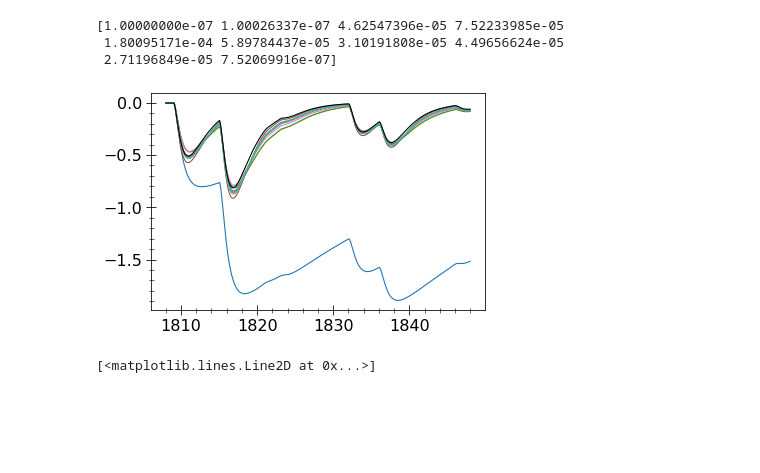
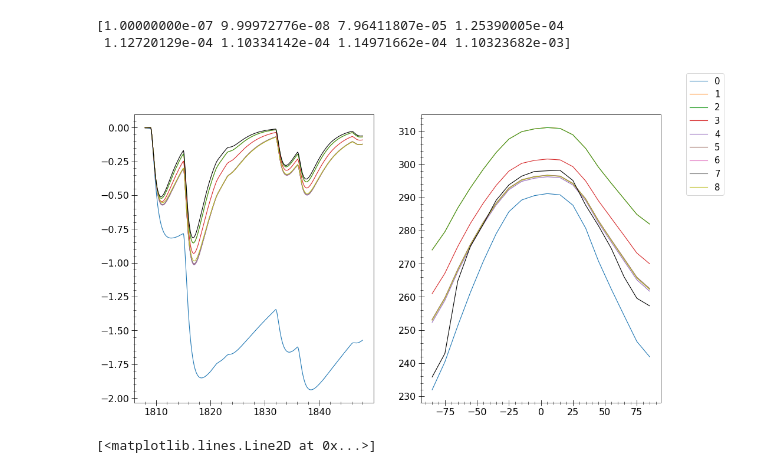
Before and after one commit to BenniSchmiedel/Low-dimensional-EBMs, a Jupyter notebook: Development_OptimizationCoupledTarget.ipynb, the cells around one changed output. Cells and saved outputs as stored; diff of their text form; code cells hidden in the pictures; blank space fills up the shorter version.

```diff
--- a/Development_OptimizationCoupledTarget.ipynb
+++ b/Development_OptimizationCoupledTarget.ipynb
@@ -218,21 +214,21 @@ def add_parameters(config,P_config,labels):
 #labels=[['eqparam','c_ao'],['func1','a'],['func1','b']]
 labels=[['eqparam','c_ao'],['func1','m'],['func1','gamma'],['func2','factor_oc'],['func2','factor_kwv'],['func2','factor_kair']]
 #P0=np.array([70*4.2e6,230,2.5])
-P0=np.array([70*4.2e6,0.5,1.9e-15,1.165,1.165,1.165])
-Pmin=np.array([1*4.2e6,0.4,1e-15,0.9,0.9,0.9])
-Pmax=np.array([1000*4.2e6,0.55,9e-15,1.3,1.3,1.3])
+P0=np.array([50*4.2e6,0.5,1.9e-15,1.165,1.165,1.165])
+Pmin=np.array([0.5*10*4.2e6,0.4,1e-15,0.9,0.9,0.9])
+Pmax=np.array([200*4.2e6,0.55,9e-15,1.3,1.3,1.3])
 P_pert=(Pmax-Pmin)/10000
 #Pmin=np.array([20*4.2e6,190,1.7])
 #Pmax=np.array([120*4.2e6,250,3.3])
 #P_pert=(Pmax-Pmin)/100
-precision=1e-5
-maxlength=int(10)
+precision=1e-8
+maxlength=int(50)
 targetmode='Coupled'
 target={'GMT':EVA_GMT_1808_1858,'ZMT':ZMT_10}
 targetfunction='LeastSquare'
-ratio_ZMT_GMT=0.5
+ratio_ZMT_GMT=0.33
 num_params=6
-gamma0=1e-7
+gamma0=1e-9
 setup={'number_of_parameters': num_params, 'number_of_cycles': 1, 'number_of_parallels': int(num_params*2+1)}
 control=True
 
@@ -291,19 +287,22 @@ Iteration no.3
 # %%
-for i in range(10):
-    plt.plot(Year_volc_1808_1858,data[i,0],label=i)
+fig,ax=plt.subplots(1,2,figsize=(16,9))
+for i in range(9):
+    ax[0].plot(Year_volc_1808_1858,data[1][i,0],label=i)
+for i in range(9):
+    ax[1].plot(Vars.Lat,data[0][i,0])
 #plt.plot(Year_volc_1808_1858,data[1,1])
 #plt.plot(Year_volc_1808_1858,data[1,2])
 #plt.plot(Year_volc_1808_1858,data[1,3])
 #plt.plot(Year_volc_1808_1858,data[1,4])
-plt.plot(Year_volc_1808_1858,EVA_GMT_1808_1858,c='k')
-#plt.legend()
+ax[0].plot(Year_volc_1808_1858,EVA_GMT_1808_1858,c='k')
+ax[1].plot(Lat_10,ZMT_10,c='k')
+plt.figlegend(fontsize=15)
 #plt.xlim(1808,1858)
 print(gamma)
 # %% [output]
-[1.00000000e-07 1.00026337e-07 4.62547396e-05 7.52233985e-05
- 1.80095171e-04 5.89784437e-05 3.10191808e-05 4.49656624e-05
- 2.71196849e-05 7.52069916e-07]
+[1.00000000e-07 9.99972776e-08 7.96411807e-05 1.25390005e-04
+ 1.12720129e-04 1.10334142e-04 1.14971662e-04 1.10323682e-03]
-[figure, old version]
+[figure, new version]
 # %%
 plt.plot(np.arange(50),dF[:,0])
 # %% [output]
```
Also changed, not shown: parts of 6 cells of this notebook, 2 other files.
